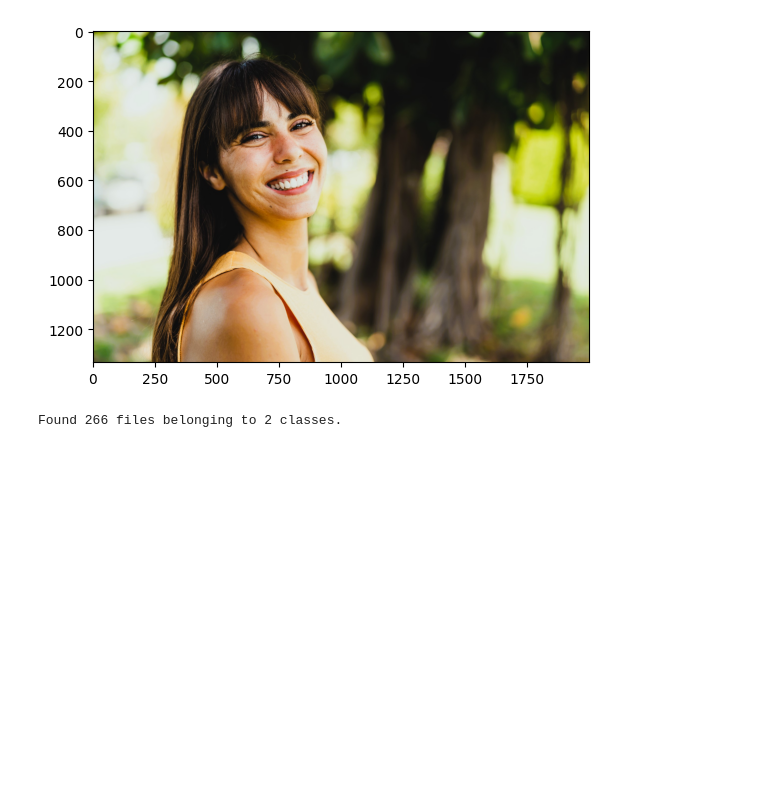
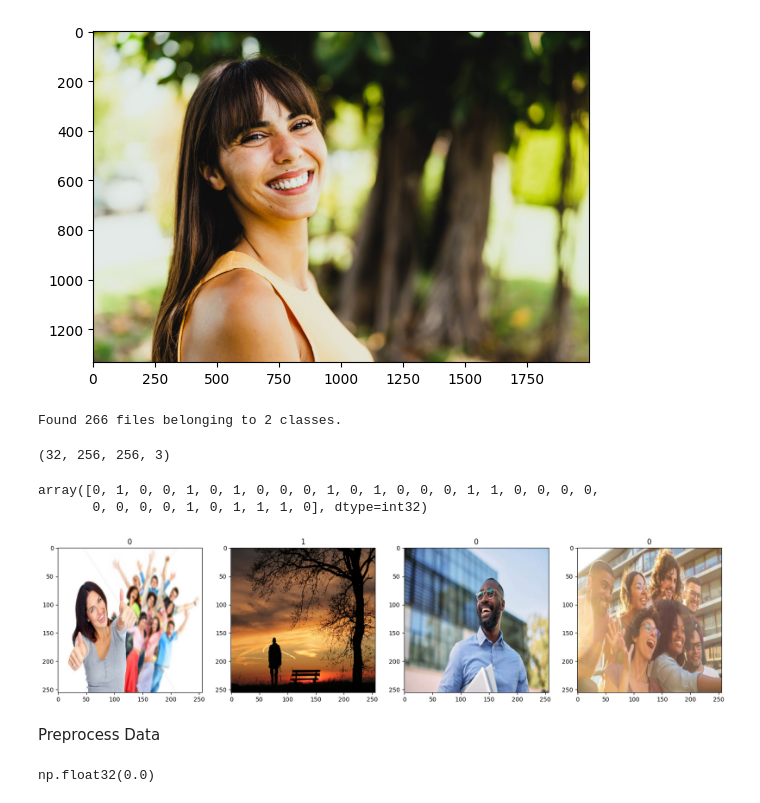
Before and after one commit to Kostas200121/CNN-Image-Classification-project, a Jupyter notebook: V2/image_class2.0.ipynb, the cells around one changed output. Cells and saved outputs as stored; diff of their text form; code cells hidden in the pictures; blank space fills up the shorter version.

```diff
--- a/V2/image_class2.0.ipynb
+++ b/V2/image_class2.0.ipynb
@@ -60 +55,21 @@ data_iterator = data.as_numpy_iterator()
 batch = data_iterator.next()
+# %%
+#Images represented by numpy arrays
+batch[0].shape
+# %% [output]
+(32, 256, 256, 3)
+# %%
+#Class 1 = Sad, Class 2 = Happy
+batch[1]
+# %% [output]
+array([0, 1, 0, 0, 1, 0, 1, 0, 0, 0, 1, 0, 1, 0, 0, 0, 1, 1, 0, 0, 0, 0,
+       0, 0, 0, 0, 1, 0, 1, 1, 1, 0], dtype=int32)
+# %%
+fig, ax = plt.subplots(ncols=4, figsize = (20,20))
+for idx, img in enumerate(batch[0][:4]):
+    ax[idx].imshow(img.astype(int))
+    ax[idx].title.set_text(batch[1][idx])
+# %% [output]
+[figure, added]
+# %% [markdown]
+Preprocess Data
@@ -60,0 +82,4 @@ batch = data_iterator.next()
+# %%
+batch[0].min()
+# %% [output]
+np.float32(0.0)
```
Also changed, not shown: parts of 36 cells of this notebook, 14 other files.
